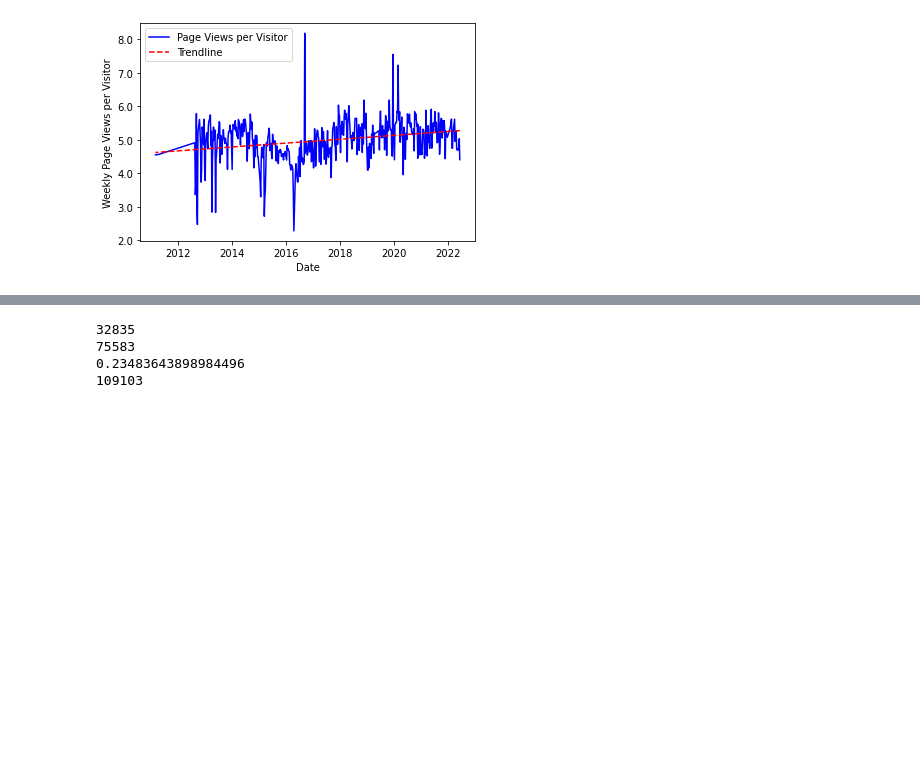
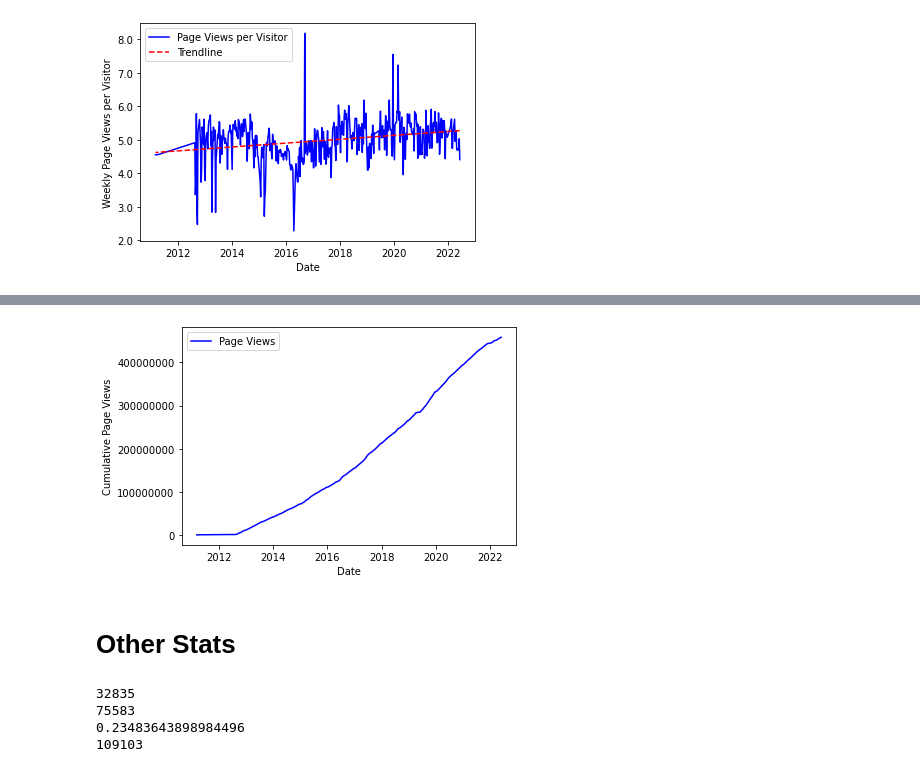
Before and after one commit to groegercesg/Guido_Fawkes_Analysis, a Jupyter notebook: analysis.ipynb, the cells around one changed output, grey strips where cells are left out. Drawn from its saved outputs; the diff is of its cells as text; code cells hidden in the pictures; blank space fills up the shorter version.

```diff
--- a/analysis.ipynb
+++ b/analysis.ipynb
@@ -274,3 +323,19 @@ plt.savefig('images/page_views_per_visitor.png',bbox_inches='tight')
+# %%
+plt.plot(articleDetails['Date'], articleDetails[::-1].cumsum()['Page Views'][::-1], color='blue', label="Page Views")
+
+plt.xlabel("Date")
+plt.ylabel("Cumulative Page Views")
+
+ax = plt.gca()
+ax.yaxis.set_major_formatter(FormatStrFormatter('%.0f'))
+
+plt.legend()
+#plt.show()
+plt.savefig('images/cumulative_page_views.png',bbox_inches='tight')
+# %% [output]
+[figure, added]
+# %% [markdown]
+# Other Stats
 # %%
 print(averageIncrease(articleDetails, 'Visitors', True))
 print(averageIncrease(articleDetails, 'Visits', True))
```
Also changed, not shown: parts of 10 cells of this notebook, 6 other files.
